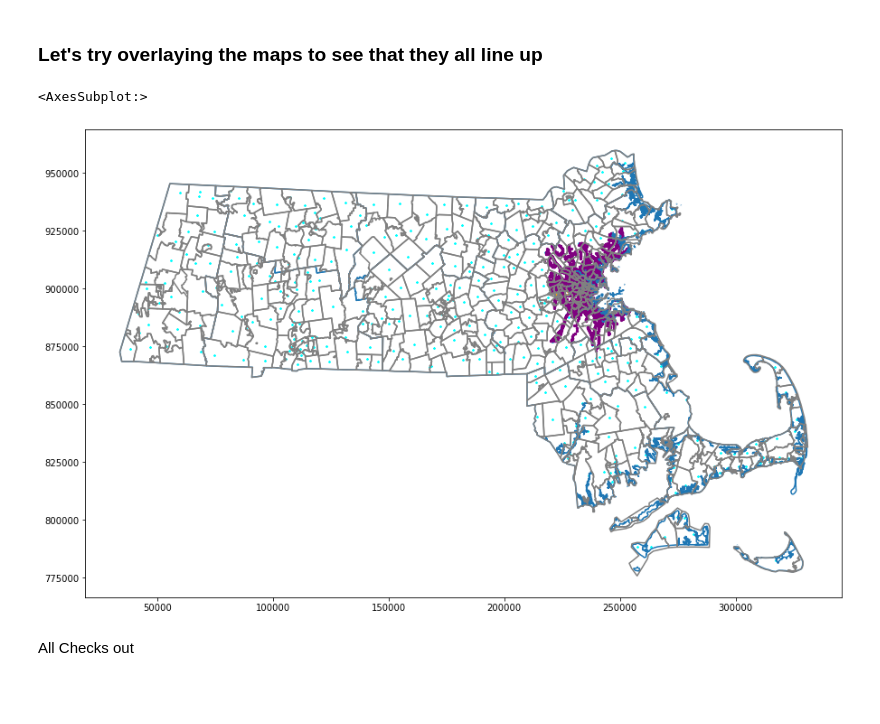
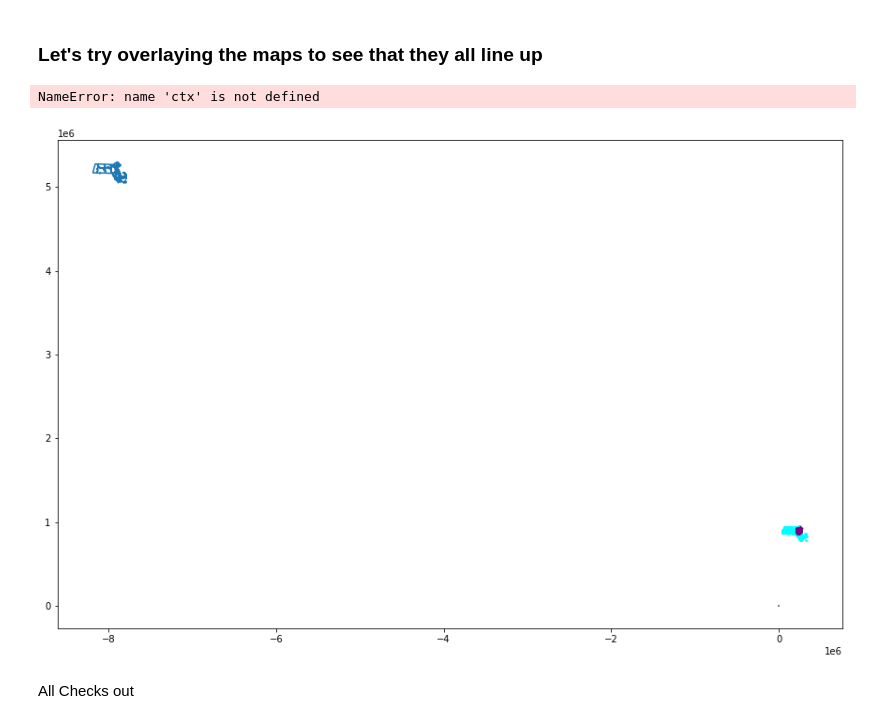
Before and after one commit to kschip97/uep239FinalProj, a Jupyter notebook: notebooks/uep239_FinalProj_SchipperKees.ipynb, the cells around one changed output. Drawn from its saved outputs; the diff is of its cells as text; code cells hidden in the pictures; blank space fills up the shorter version.

```diff
--- a/notebooks/uep239_FinalProj_SchipperKees.ipynb
+++ b/notebooks/uep239_FinalProj_SchipperKees.ipynb
@@ -201,13 +202,14 @@ epsg:26986
 # %%
 fig, ax = plt.subplots(1, 1, figsize = (15, 15))
 MPO_Bounds.boundary.plot(ax = ax)
 ZCTA.boundary.plot(ax = ax, color = "grey")
 Libs.plot(ax = ax, color = "cyan", marker = "*", markersize = 4)
 mbta_node.plot(ax = ax, color = "orange", markersize = 5)
 mbta_bus.plot(ax = ax, color = "purple", markersize = 5)
+ctx.add_basemap(ax = ax, url = ctx.providers.Stamen.TonerLite)
 # %% [output]
-<AxesSubplot:>
+NameError: name 'ctx' is not defined
-[figure, old version]
+[figure, new version]
 # %% [markdown]
 All Checks out
 # %%
```
Also changed, not shown: parts of 1 cell of this notebook.
